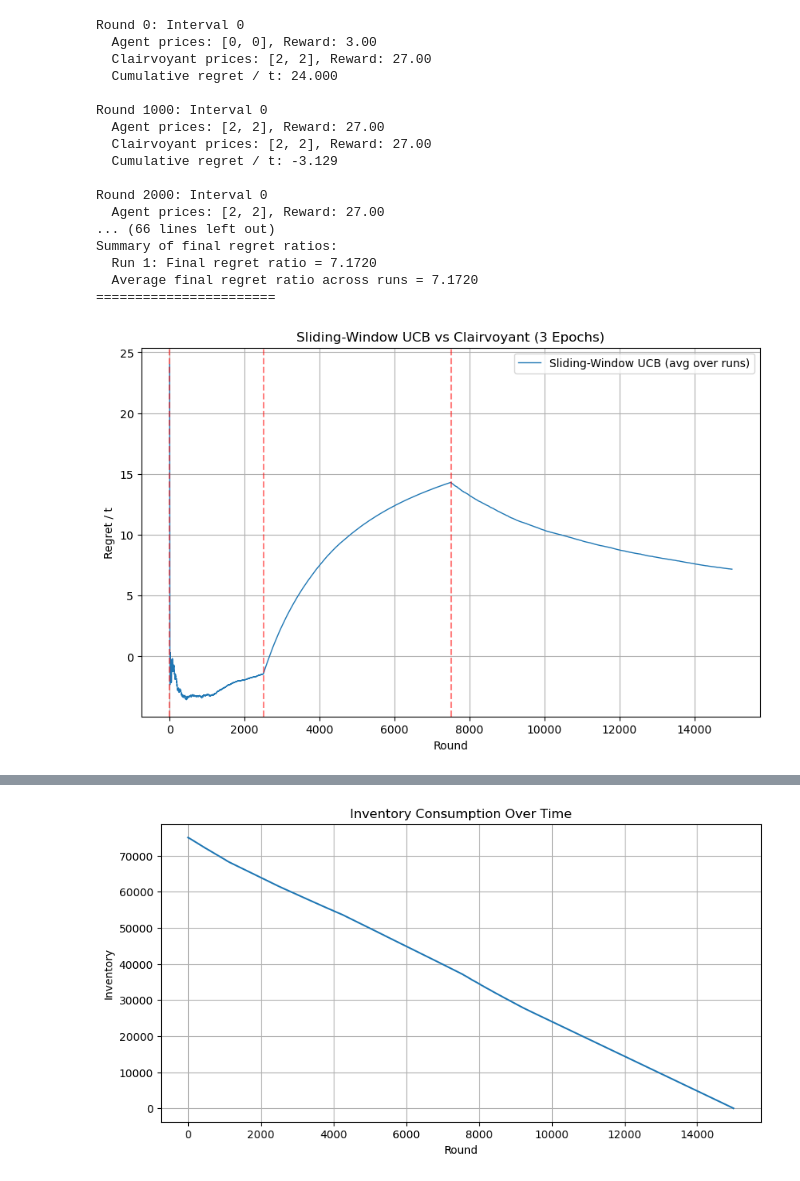
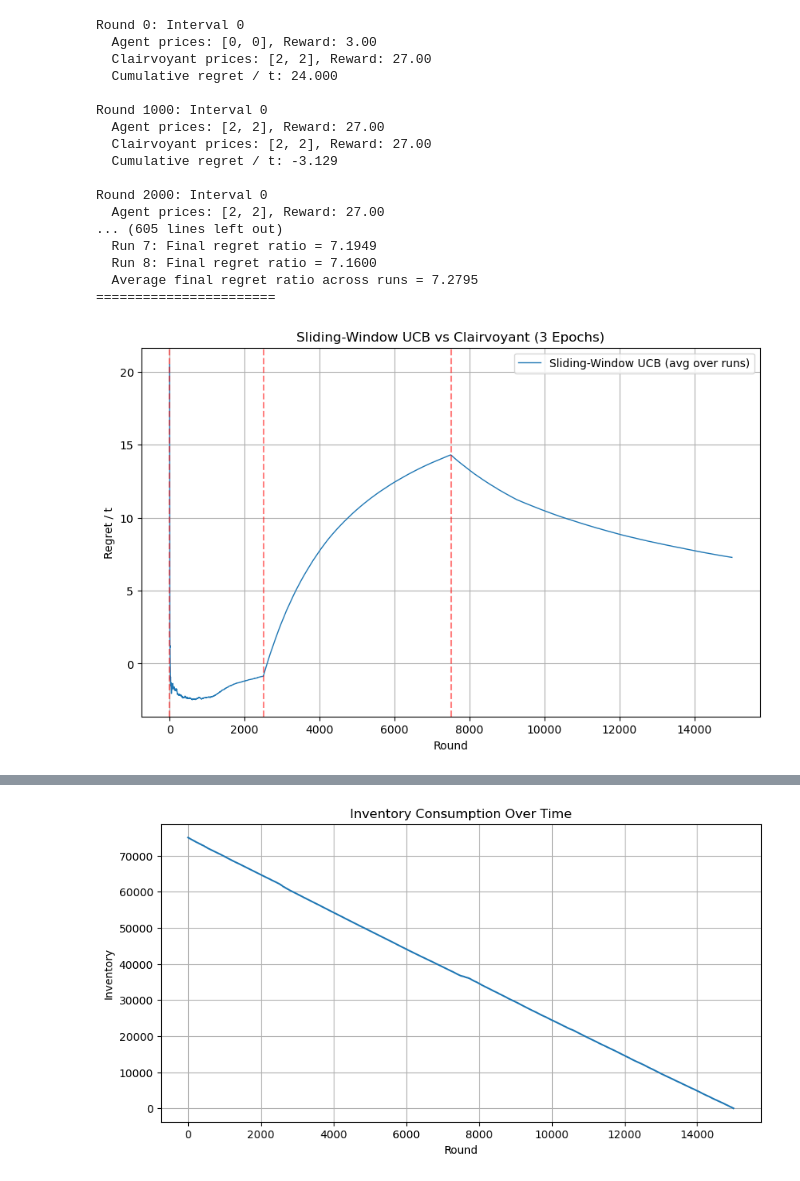
Before and after one commit to alessandrom10/Online_Learning_Applications_Project, a Jupyter notebook: Delivery/Req_5.ipynb, the cells around one changed output, grey strips where cells are left out. Cells and saved outputs as stored; diff of their text form; code cells hidden in the pictures.

```diff
--- a/Delivery/Req_5.ipynb
+++ b/Delivery/Req_5.ipynb
@@ -178,18 +215,16 @@ class CombinatorialUCB:
 # %%
 def clairvoyant_sample_action(gamma, f):
     """
-    Args:
-        gamma: (N x (P+1)) array of action probabilities from the LP,
-               where the first column is the "do not sell" option.
-        f: (N x P) array of true expected rewards for each product/price pair.
+    gamma: N x (P+1) array of action probabilities from the LP
+           (first column = "do not sell" option).
+    f: N x P array of true expected rewards for each product/price pair.
 
     Returns:
         sampled_action: list of chosen price indices per product
-                        (-1 indicates "do not sell").
-        expected_reward_per_round: sum of expected rewards across products
-                                   for the sampled action (already accounts for n_customers)
+                        (-1 = "do not sell").
+        expected_reward_per_round: total expected reward across products
+                                   for the sampled action.
     """
-
     N, _ = gamma.shape
 
     sampled_action = []
@@ -575,4 +386,48 @@ Summary of final regret ratios:
 # %%
+import numpy as np
+import matplotlib.pyplot as plt
+from collections import deque
+
+# Example conversion functions
+def conv_fn_1(price_idx):
+    return 0.1 * (price_idx + 1)
+
+def conv_fn_2(price_idx):
+    return 0.5 - 0.1 * price_idx
+
+def conv_fn_3(price_idx):
+    return 0.2 + 0.05 * price_idx
+
+
+# Example mu matrices
+mu1 = np.array([[1, 2, 3],
+                [2, 4, 6]])
+mu2 = np.array([[3, 2, 1],
+                [6, 4, 2]])
+mu3 = np.array([[2, 3, 4],
+                [3, 6, 9]])
+
+
+# Define intervals (3 epochs in this case)
+l = 5000
+
+intervals = [
+    {'start': 0, 'end': l*0.5, 'mu': mu1, 'conversion_fn': conv_fn_1},
+    {'start': l*0.5, 'end': l*1.5, 'mu': mu2, 'conversion_fn': conv_fn_2},
+    {'start': l*1.5, 'end': l*3, 'mu': mu3, 'conversion_fn': conv_fn_3}
+]
+
+# Simulation parameters
+N, P = intervals[0]['mu'].shape
+n_customers = 10
+
+T_total = l*3
+window_size = round(0.35 * l)
+n_runs = 8
+#n_runs = 4
+checkpoint_interval = 1000  # print checkpoint every 1000 rounds
+B = round(T_total * n_customers * N * 0.25)
+
 # Run simulations
 all_regret_ratios = []
 final_regret_ratios = []
@@ -682,35 +537,35 @@ for i, val in enumerate(final_regret_ratios, 1):
     print(f"  Run {i}: Final regret ratio = {val:.4f}")
 print(f"  Average final regret ratio across runs = {avg_final_regret_ratio:.4f}")
 print("=======================\n")
 
 plt.figure(figsize=(10,6))
 plt.plot(range(T_total), avg_regret_ratio, lw=1, label="Sliding-Window UCB (avg over runs)")
 
 for interval in intervals:
     plt.axvline(interval['start'], color='red', linestyle='--', alpha=0.5)
 
 plt.xlabel("Round")
 plt.ylabel("Regret / t")
 plt.title("Sliding-Window UCB vs Clairvoyant (3 Epochs)")
 plt.grid(True)
 plt.legend()
 plt.show()
 # %% [output]
 Round 0: Interval 0
   Agent prices: [0, 0], Reward: 3.00
   Clairvoyant prices: [2, 2], Reward: 27.00
   Cumulative regret / t: 24.000
 
 Round 1000: Interval 0
   Agent prices: [2, 2], Reward: 27.00
   Clairvoyant prices: [2, 2], Reward: 27.00
   Cumulative regret / t: -3.129
 
 Round 2000: Interval 0
   Agent prices: [2, 2], Reward: 27.00
-... (66 lines left out)
-Summary of final regret ratios:
-  Run 1: Final regret ratio = 7.1720
-  Average final regret ratio across runs = 7.1720
+... (605 lines left out)
+  Run 7: Final regret ratio = 7.1949
+  Run 8: Final regret ratio = 7.1600
+  Average final regret ratio across runs = 7.2795
 =======================
-[figure, old version]
+[figure, new version]
```
Also changed, not shown: parts of 20 cells of this notebook.
